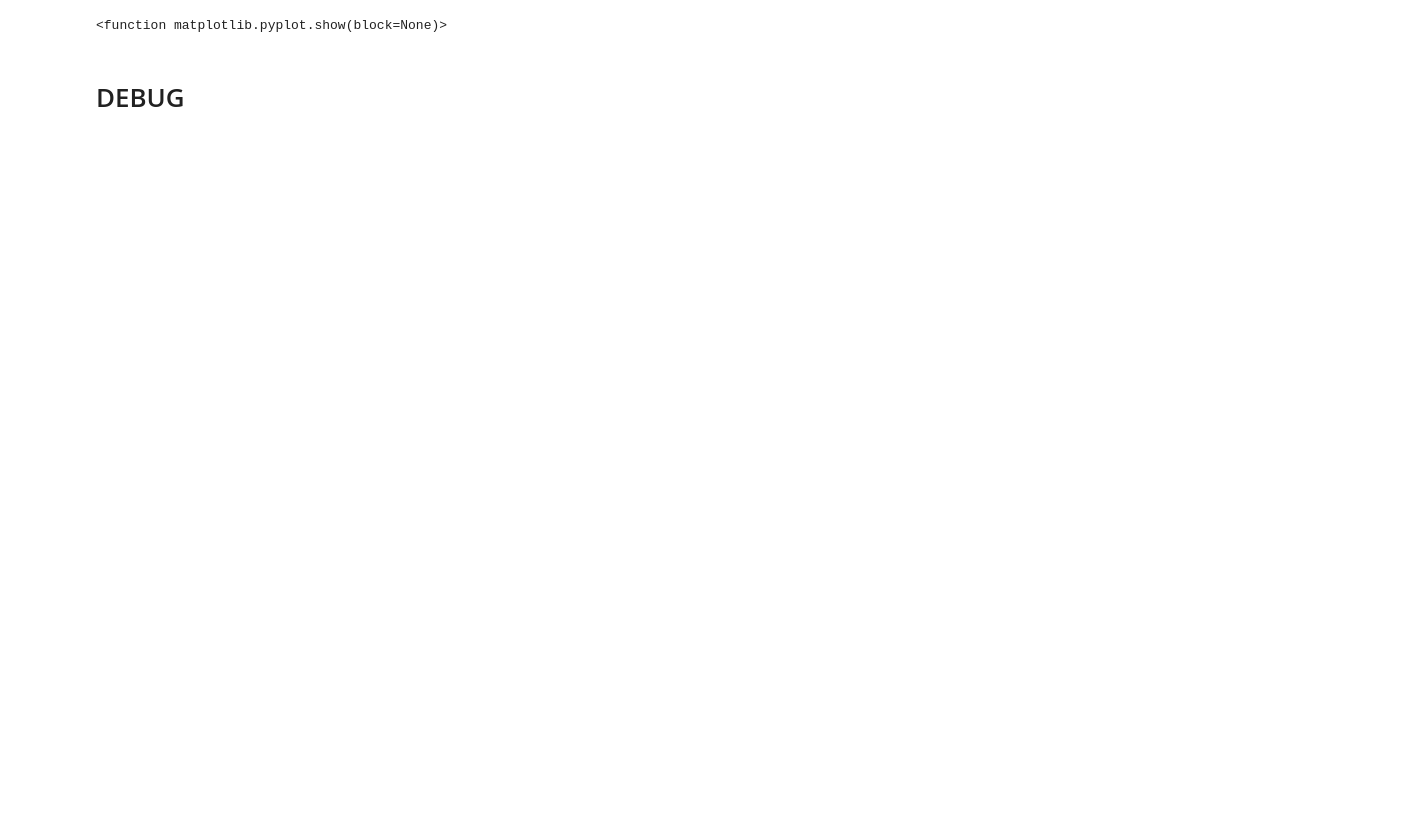
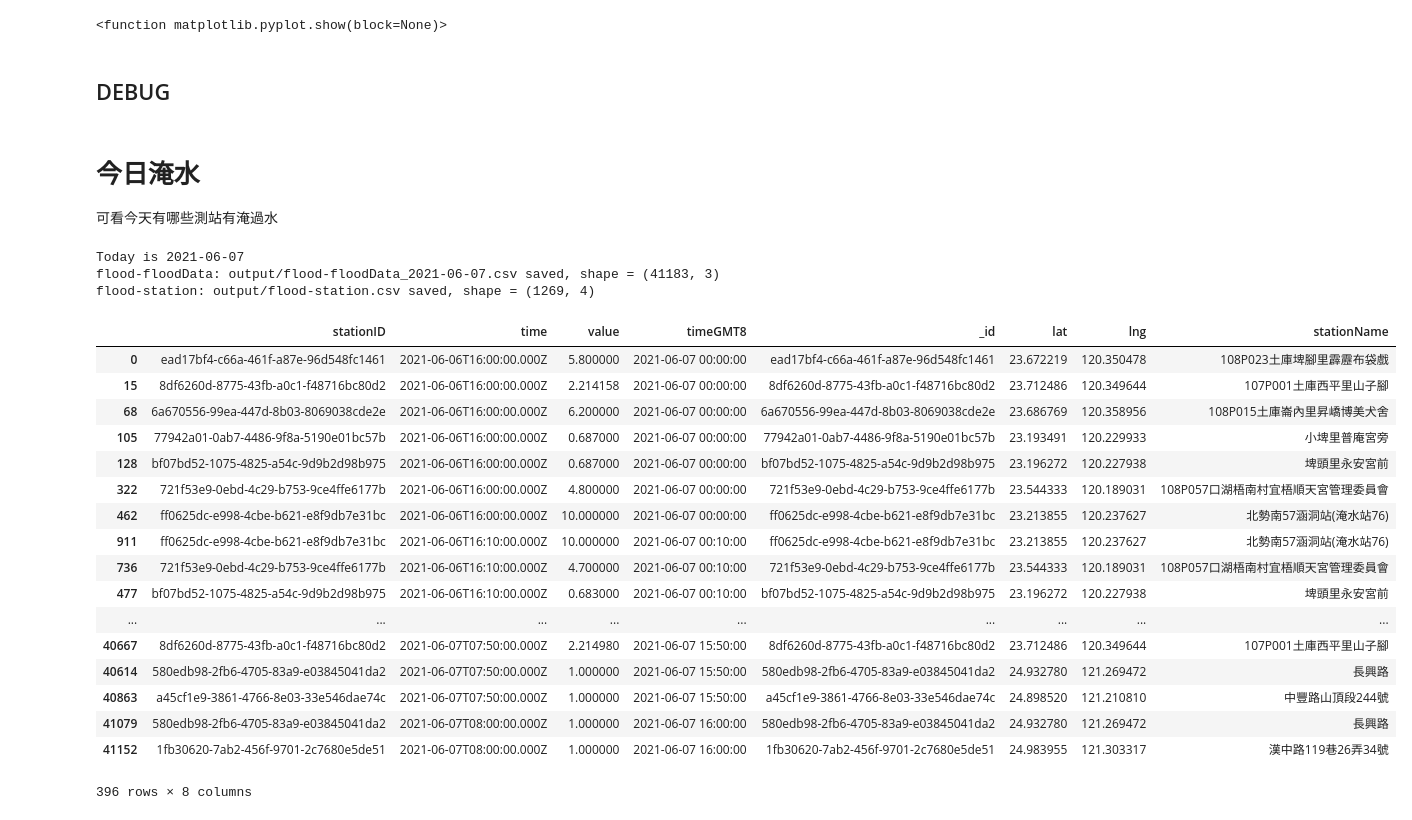
Before and after one commit to wuulong/DevZone, a Jupyter notebook: Codes/riverlog_for_gis.ipynb, the cells around one changed output. Drawn from its saved outputs; the diff is of its cells as text; code cells hidden in the pictures; blank space fills up the shorter version.

Commit message:
update: riverlog_for_gis.ipynb add flood-floodData

```diff
--- a/Codes/riverlog_for_gis.ipynb
+++ b/Codes/riverlog_for_gis.ipynb
@@ -54,7 +56,7 @@ plt.show
 [interactive output not drawn]
 <function matplotlib.pyplot.show(block=None)>
 # %% [markdown]
-# DEBUG
+## DEBUG
 # %%
 #df=df.astype({'ReservoirIdentifier': object})
 #df_info=df_info.astype({'id': int64})
@@ -80,3 +82,43 @@ df2.plot(x='ObservationTimeGMT8',y='WaterLevel') #line type have problem
 #plt.xticks(fontname = 'SimSun',size=8)
 #plt.yticks(fontname = 'SimSun',size=8)
 plt.show()
+# %% [markdown]
+# 今日淹水
+
+可看今天有哪些測站有淹過水
+# %%
+from datetime import date
+today_str = date.today() # 2021-06-07
+print("Today is %s" %(today_str))
+df = api_to_csv("flood-floodData",[today_str])
+df_info=api_to_csv("flood-station",None)
+df["timeGMT8"] = df['time'].apply(date_to_gmt8)
+df["timeGMT8"] = pd.to_datetime(df['timeGMT8'])
+
+df=df.merge(df_info, how='left', left_on='stationID', right_on='_id')
+df=df.drop_duplicates(subset=["time","stationName"],keep='last')
+
+df=df[df['value']>5] #可改淹水高度
+df.sort_values(by=['timeGMT8'])
+# %% [output]
+Today is 2021-06-07
+flood-floodData: output/flood-floodData_2021-06-07.csv saved, shape = (41183, 3)
+flood-station: output/flood-station.csv saved, shape = (1269, 4)
+|  | stationID | time | value | timeGMT8 | _id | lat | lng | stationName |
+| 0 | ead17bf4-c66a-461f-a87e-96d548fc1461 | 2021-06-06T16:00:00.000Z | 5.800000 | 2021-06-07 00:00:00 | ead17bf4-c66a-461f-a87e-96d548fc1461 | 23.672219 | 120.350478 | 108P023土庫埤腳里霹靂布袋戲 |
+| 15 | 8df6260d-8775-43fb-a0c1-f48716bc80d2 | 2021-06-06T16:00:00.000Z | 2.214158 | 2021-06-07 00:00:00 | 8df6260d-8775-43fb-a0c1-f48716bc80d2 | 23.712486 | 120.349644 | 107P001土庫西平里山子腳 |
+| 68 | 6a670556-99ea-447d-8b03-8069038cde2e | 2021-06-06T16:00:00.000Z | 6.200000 | 2021-06-07 00:00:00 | 6a670556-99ea-447d-8b03-8069038cde2e | 23.686769 | 120.358956 | 108P015土庫崙內里昇嶠博美犬舍 |
+| 105 | 77942a01-0ab7-4486-9f8a-5190e01bc57b | 2021-06-06T16:00:00.000Z | 0.687000 | 2021-06-07 00:00:00 | 77942a01-0ab7-4486-9f8a-5190e01bc57b | 23.193491 | 120.229933 | 小埤里普庵宮旁 |
+| 128 | bf07bd52-1075-4825-a54c-9d9b2d98b975 | 2021-06-06T16:00:00.000Z | 0.687000 | 2021-06-07 00:00:00 | bf07bd52-1075-4825-a54c-9d9b2d98b975 | 23.196272 | 120.227938 | 埤頭里永安宮前 |
+| 322 | 721f53e9-0ebd-4c29-b753-9ce4ffe6177b | 2021-06-06T16:00:00.000Z | 4.800000 | 2021-06-07 00:00:00 | 721f53e9-0ebd-4c29-b753-9ce4ffe6177b | 23.544333 | 120.189031 | 108P057口湖梧南村宜梧順天宮管理委員會 |
+| 462 | ff0625dc-e998-4cbe-b621-e8f9db7e31bc | 2021-06-06T16:00:00.000Z | 10.000000 | 2021-06-07 00:00:00 | ff0625dc-e998-4cbe-b621-e8f9db7e31bc | 23.213855 | 120.237627 | 北勢南57涵洞站(淹水站76) |
+| 911 | ff0625dc-e998-4cbe-b621-e8f9db7e31bc | 2021-06-06T16:10:00.000Z | 10.000000 | 2021-06-07 00:10:00 | ff0625dc-e998-4cbe-b621-e8f9db7e31bc | 23.213855 | 120.237627 | 北勢南57涵洞站(淹水站76) |
+| 736 | 721f53e9-0ebd-4c29-b753-9ce4ffe6177b | 2021-06-06T16:10:00.000Z | 4.700000 | 2021-06-07 00:10:00 | 721f53e9-0ebd-4c29-b753-9ce4ffe6177b | 23.544333 | 120.189031 | 108P057口湖梧南村宜梧順天宮管理委員會 |
+| 477 | bf07bd52-1075-4825-a54c-9d9b2d98b975 | 2021-06-06T16:10:00.000Z | 0.683000 | 2021-06-07 00:10:00 | bf07bd52-1075-4825-a54c-9d9b2d98b975 | 23.196272 | 120.227938 | 埤頭里永安宮前 |
+| ... | ... | ... | ... | ... | ... | ... | ... | ... |
+| 40667 | 8df6260d-8775-43fb-a0c1-f48716bc80d2 | 2021-06-07T07:50:00.000Z | 2.214980 | 2021-06-07 15:50:00 | 8df6260d-8775-43fb-a0c1-f48716bc80d2 | 23.712486 | 120.349644 | 107P001土庫西平里山子腳 |
+| 40614 | 580edb98-2fb6-4705-83a9-e03845041da2 | 2021-06-07T07:50:00.000Z | 1.000000 | 2021-06-07 15:50:00 | 580edb98-2fb6-4705-83a9-e03845041da2 | 24.932780 | 121.269472 | 長興路 |
+| 40863 | a45cf1e9-3861-4766-8e03-33e546dae74c | 2021-06-07T07:50:00.000Z | 1.000000 | 2021-06-07 15:50:00 | a45cf1e9-3861-4766-8e03-33e546dae74c | 24.898520 | 121.210810 | 中豐路山頂段244號 |
+| 41079 | 580edb98-2fb6-4705-83a9-e03845041da2 | 2021-06-07T08:00:00.000Z | 1.000000 | 2021-06-07 16:00:00 | 580edb98-2fb6-4705-83a9-e03845041da2 | 24.932780 | 121.269472 | 長興路 |
+| 41152 | 1fb30620-7ab2-456f-9701-2c7680e5de51 | 2021-06-07T08:00:00.000Z | 1.000000 | 2021-06-07 16:00:00 | 1fb30620-7ab2-456f-9701-2c7680e5de51 | 24.983955 | 121.303317 | 漢中路119巷26弄34號 |
+396 rows × 8 columns
```
Also changed, not shown: parts of 10 cells of this notebook.
